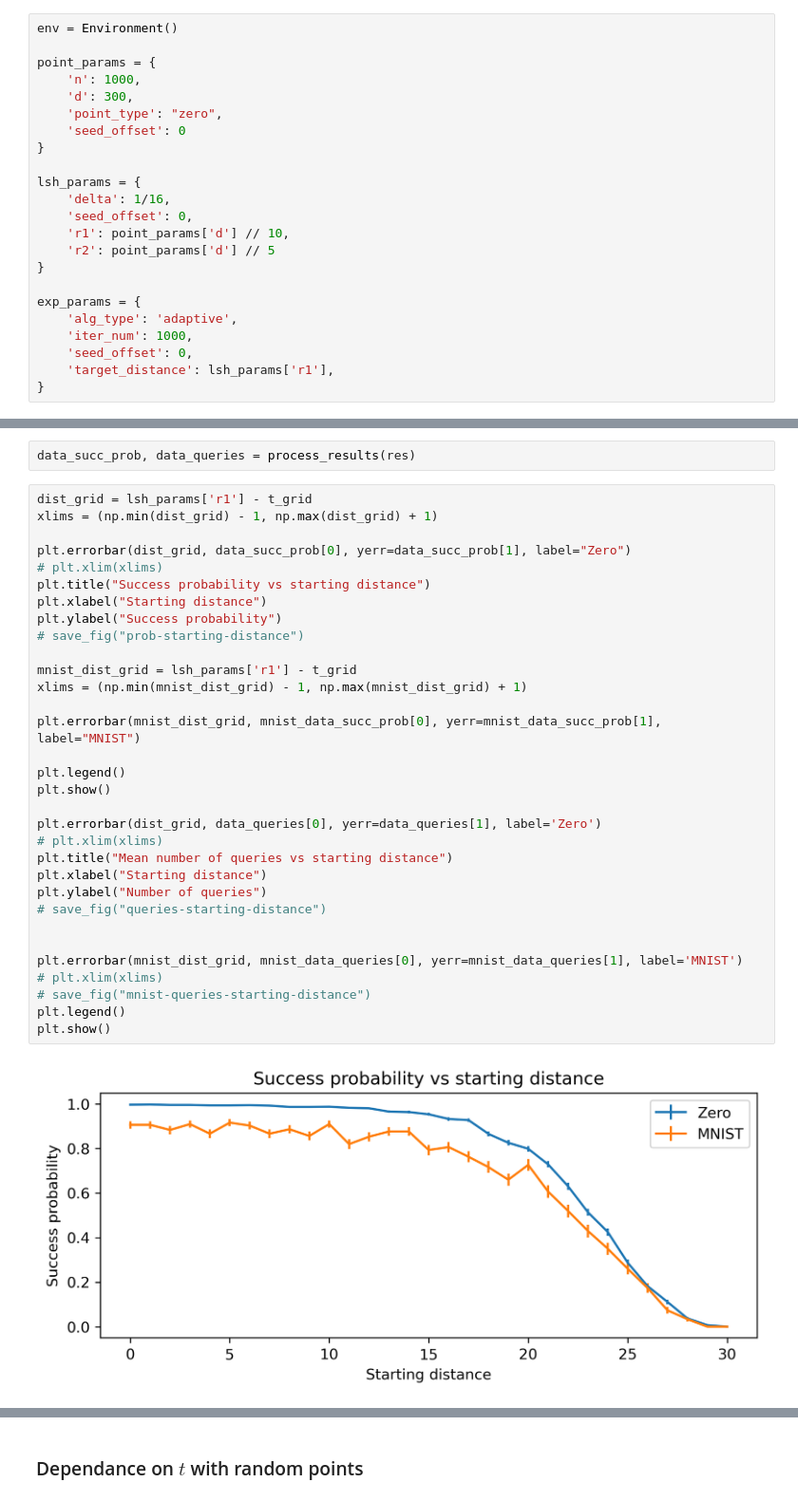
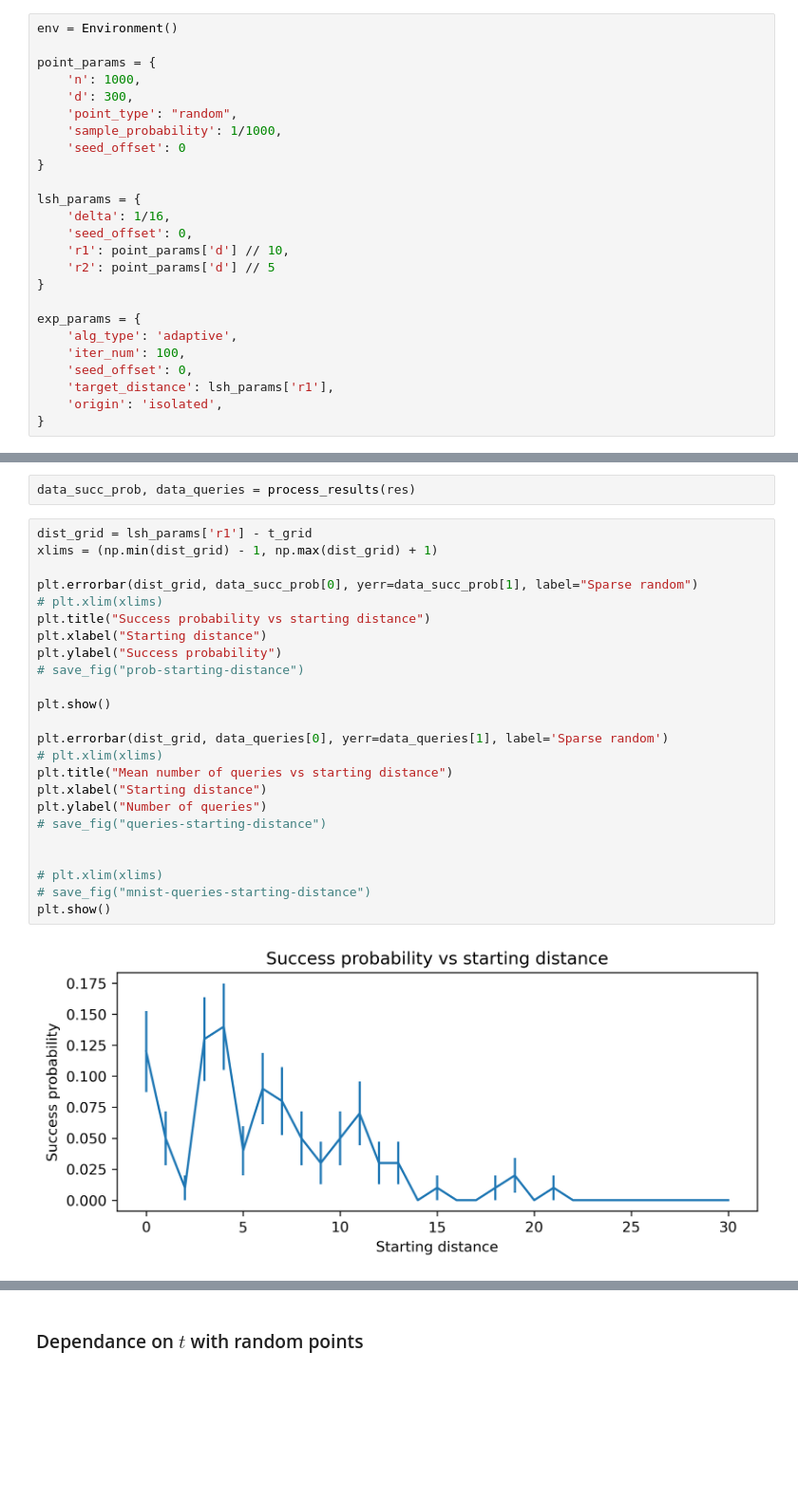
Before and after one commit to makarov-mv/lsh-adversary, a Jupyter notebook: Experiments.ipynb, the cells around one changed output, grey strips where cells are left out. Shown at 95% size. Saved outputs shown, nothing was run; the diff lists cells and outputs as text; blank space fills up the shorter version.

Commit message:
sparse random

```diff
--- a/Experiments.ipynb
+++ b/Experiments.ipynb
@@ -256,7 +248,8 @@ env = Environment()
 point_params = {
     'n': 1000,
     'd': 300,
-    'point_type': "zero",
+    'point_type': "random",
+    'sample_probability': 1/1000,
     'seed_offset': 0
 }
 
@@ -269,9 +262,10 @@ lsh_params = {
 
 exp_params = {
     'alg_type': 'adaptive',
-    'iter_num': 1000,
+    'iter_num': 100,
     'seed_offset': 0,
     'target_distance': lsh_params['r1'],
+    'origin': 'isolated',
 }
 # %% [markdown]
 ### Analysing dependance on t
@@ -284,34 +278,26 @@ data_succ_prob, data_queries = process_results(res)
 # %%
 dist_grid = lsh_params['r1'] - t_grid
 xlims = (np.min(dist_grid) - 1, np.max(dist_grid) + 1)
 
-plt.errorbar(dist_grid, data_succ_prob[0], yerr=data_succ_prob[1], label="Zero")
+plt.errorbar(dist_grid, data_succ_prob[0], yerr=data_succ_prob[1], label="Sparse random")
 # plt.xlim(xlims)
 plt.title("Success probability vs starting distance")
 plt.xlabel("Starting distance")
 plt.ylabel("Success probability")
 # save_fig("prob-starting-distance")
 
-mnist_dist_grid = lsh_params['r1'] - t_grid
-xlims = (np.min(mnist_dist_grid) - 1, np.max(mnist_dist_grid) + 1)
-
-plt.errorbar(mnist_dist_grid, mnist_data_succ_prob[0], yerr=mnist_data_succ_prob[1], label="MNIST")
-
-plt.legend()
 plt.show()
 
-plt.errorbar(dist_grid, data_queries[0], yerr=data_queries[1], label='Zero')
+plt.errorbar(dist_grid, data_queries[0], yerr=data_queries[1], label='Sparse random')
 # plt.xlim(xlims)
 plt.title("Mean number of queries vs starting distance")
 plt.xlabel("Starting distance")
 plt.ylabel("Number of queries")
 # save_fig("queries-starting-distance")
 
 
-plt.errorbar(mnist_dist_grid, mnist_data_queries[0], yerr=mnist_data_queries[1], label='MNIST')
 # plt.xlim(xlims)
 # save_fig("mnist-queries-starting-distance")
-plt.legend()
 plt.show()
 # %% [output]
-[figure, old version]
+[figure, new version]
```
Also changed, not shown: parts of 19 cells of this notebook, 7 other files.
